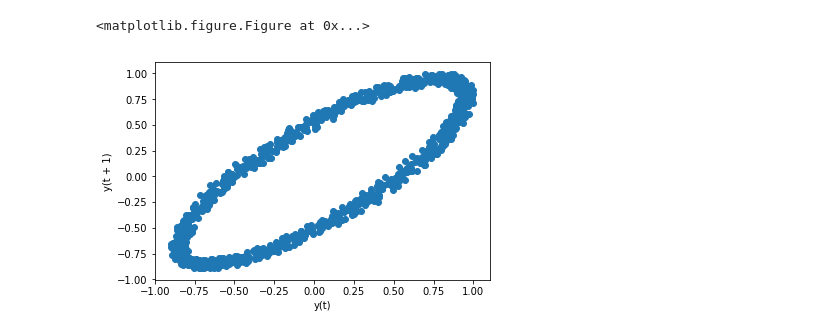
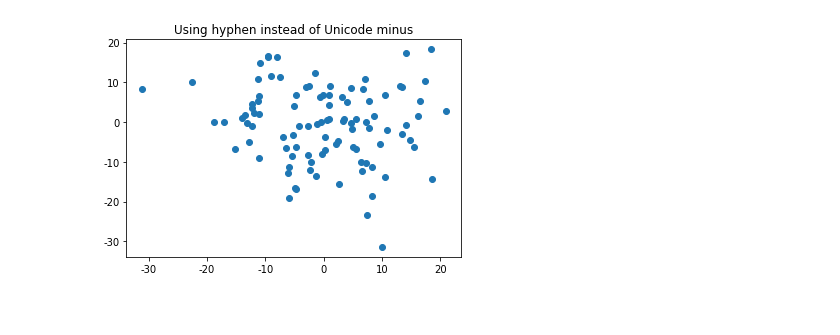
Before and after one commit to mvshalamov/python_jun, a Jupyter notebook: lect7/lect7.ipynb, the cells around one changed output. Drawn from its saved outputs; the diff is of its cells as text; code cells hidden in the pictures; blank space fills up the shorter version.

```diff
--- a/lect7/lect7.ipynb
+++ b/lect7/lect7.ipynb
@@ -318,14 +481,17 @@ plt.show()
-# %%
-from pandas.tools.plotting import lag_plot
-
-plt.figure()
-
-
-data = pd.Series(0.1 * rand(1000) +
-    0.9 * np.sin(np.linspace(-99 * np.pi, 99 * np.pi, num=1000)))
-
-lag_plot(data)
-plt.show()
-# %% [output]
-<matplotlib.figure.Figure at 0x...>
-[figure, removed]
+# %%
+import numpy as np
+import matplotlib
+import matplotlib.pyplot as plt
+
+# Fixing random state for reproducibility
+np.random.seed(19680801)
+
+
+matplotlib.rcParams['axes.unicode_minus'] = False
+fig, ax = plt.subplots()
+ax.plot(10*np.random.randn(100), 10*np.random.randn(100), 'o')
+
+ax.set_title('Using hyphen instead of Unicode minus')
+plt.show()
+# %% [output]
+[figure, added]
```
Also changed, not shown: parts of 39 cells of this notebook, 7 other files.
